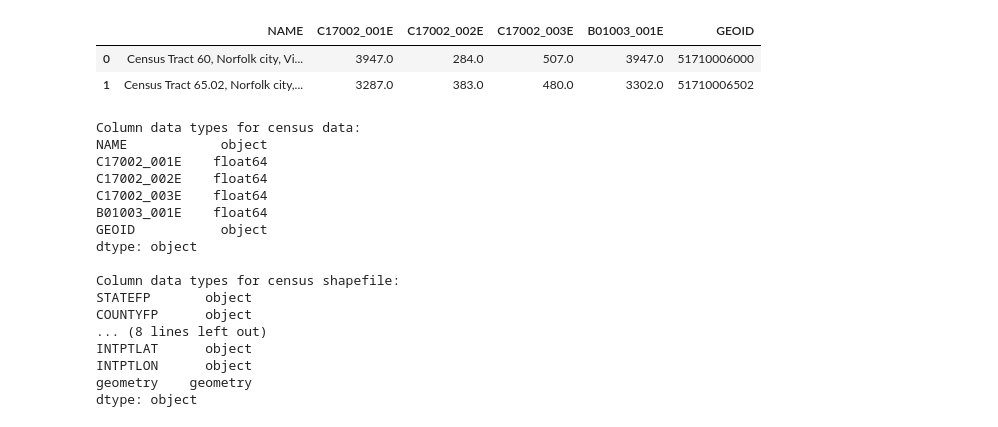
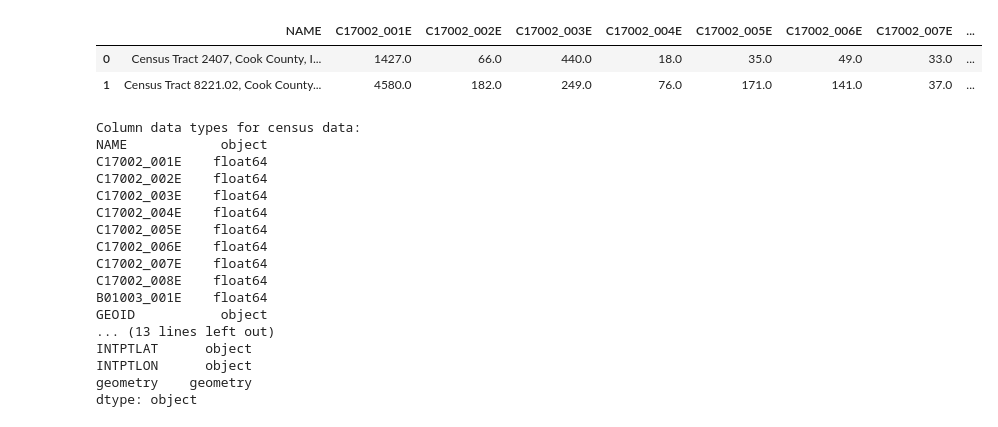
Before and after one commit to avasdowney/predictive_policing_thesis, a Jupyter notebook: preprocess/census.ipynb, the cells around one changed output. Saved outputs shown, nothing was run; the diff lists cells and outputs as text; code cells hidden in the pictures.

```diff
--- a/preprocess/census.ipynb
+++ b/preprocess/census.ipynb
@@ -8,22 +8,27 @@ from us import states
 # Set API key
 c = Census("736d0b43db328f7d01733bcff52a193181f4e05b")
 # %%
-# Obtain Census variables from the 2019 ACS at the tract level for the Commonwealth of Virginia (FIPS code: 51)
+# Obtain Census variables from the 2014 ACS at the tract level for the Commonwealth of Illinois (FIPS code: 17)
 # C17002_001E: count of ratio of income to poverty in the past 12 months (total)
 # C17002_002E: count of ratio of income to poverty in the past 12 months (< 0.50)
 # C17002_003E: count of ratio of income to poverty in the past 12 months (0.50 - 0.99)
+# C17002_004E: count of ratio of income to poverty in the past 12 months (1.00 - 1.24)
+# C17002_005E: count of ratio of income to poverty in the past 12 months (1.25 - 1.49)
+# C17002_006E: count of ratio of income to poverty in the past 12 months (1.50 - 1.84)
+# C17002_007E: count of ratio of income to poverty in the past 12 months (1.85 - 1.99)
+# C17002_008E: count of ratio of income to poverty in the past 12 months (>= 2.00)
 # B01003_001E: total population
-# Sources: https://api.census.gov/data/2019/acs/acs5/variables.html; https://pypi.org/project/census/
-va_census = c.acs5.state_county_tract(fields = ('NAME', 'C17002_001E', 'C17002_002E', 'C17002_003E', 'B01003_001E'),
-                                      state_fips = states.VA.fips,
+# Sources: https://api.census.gov/data/2014/acs/acs5/variables.html; https://pypi.org/project/census/
+il_census = c.acs5.state_county_tract(fields = ('NAME', 'C17002_001E', 'C17002_002E', 'C17002_003E', 'C17002_004E', 'C17002_005E', 'C17002_006E', 'C17002_007E', 'C17002_008E', 'B01003_001E'),
+                                      state_fips = states.IL.fips,
                                       county_fips = "*",
                                       tract = "*",
-                                      year = 2017)
+                                      year = 2014)
 # %%
 # Create a dataframe from the census data
-va_df = pd.DataFrame(va_census)
+il_df = pd.DataFrame(il_census)
 
 # Show the dataframe
-print(va_df.head(2))
-print('Shape: ', va_df.shape)
+print(il_df.head(2))
+print('Shape: ', il_df.shape)
 # %% [output]
@@ -66,6 +75,6 @@ Shape:  (1907, 13)
 The shapefile projection is: epsg:32617
 # %%
 # Combine state, county, and tract columns together to create a new string and assign to new column
-va_df["GEOID"] = va_df["state"] + va_df["county"] + va_df["tract"]
+il_df["GEOID"] = il_df["state"] + il_df["county"] + il_df["tract"]
 # %%
 # Print head of dataframe
@@ -77,19 +86,19 @@ va_df.head(2)
 # %%
 # Remove columns
-va_df = va_df.drop(columns = ["state", "county", "tract"])
+il_df = il_df.drop(columns = ["state", "county", "tract"])
 
 # Show updated dataframe
-va_df.head(2)
+il_df.head(2)
 # %% [output]
-|  | NAME | C17002_001E | C17002_002E | C17002_003E | B01003_001E | GEOID |
-| 0 | Census Tract 60, Norfolk city, Vi... | 3947.0 | 284.0 | 507.0 | 3947.0 | 51710006000 |
-| 1 | Census Tract 65.02, Norfolk city,... | 3287.0 | 383.0 | 480.0 | 3302.0 | 51710006502 |
+|  | NAME | C17002_001E | C17002_002E | C17002_003E | C17002_004E | C17002_005E | C17002_006E | C17002_007E | ... |
+| 0 | Census Tract 2407, Cook County, I... | 1427.0 | 66.0 | 440.0 | 18.0 | 35.0 | 49.0 | 33.0 | ... |
+| 1 | Census Tract 8221.02, Cook County... | 4580.0 | 182.0 | 249.0 | 76.0 | 171.0 | 141.0 | 37.0 | ... |
 # %%
 # Check column data types for census data
-print("Column data types for census data:\n{}".format(va_df.dtypes))
+print("Column data types for census data:\n{}".format(il_df.dtypes))
 
 # Check column data types for census shapefile
-print("\nColumn data types for census shapefile:\n{}".format(va_tract.dtypes))
+print("\nColumn data types for census shapefile:\n{}".format(il_tract.dtypes))
 
 # Source: https://pandas.pydata.org/pandas-docs/stable/reference/api/pandas.DataFrame.dtypes.html
 # %% [output]
@@ -98,14 +107,14 @@ NAME            object
 C17002_001E    float64
 C17002_002E    float64
 C17002_003E    float64
+C17002_004E    float64
+C17002_005E    float64
+C17002_006E    float64
+C17002_007E    float64
+C17002_008E    float64
 B01003_001E    float64
 GEOID           object
-dtype: object
-
-Column data types for census shapefile:
-STATEFP       object
-COUNTYFP      object
-... (8 lines left out)
+... (13 lines left out)
 INTPTLAT      object
 INTPTLON      object
 geometry    geometry
```
Also changed, not shown: parts of 8 cells of this notebook.
